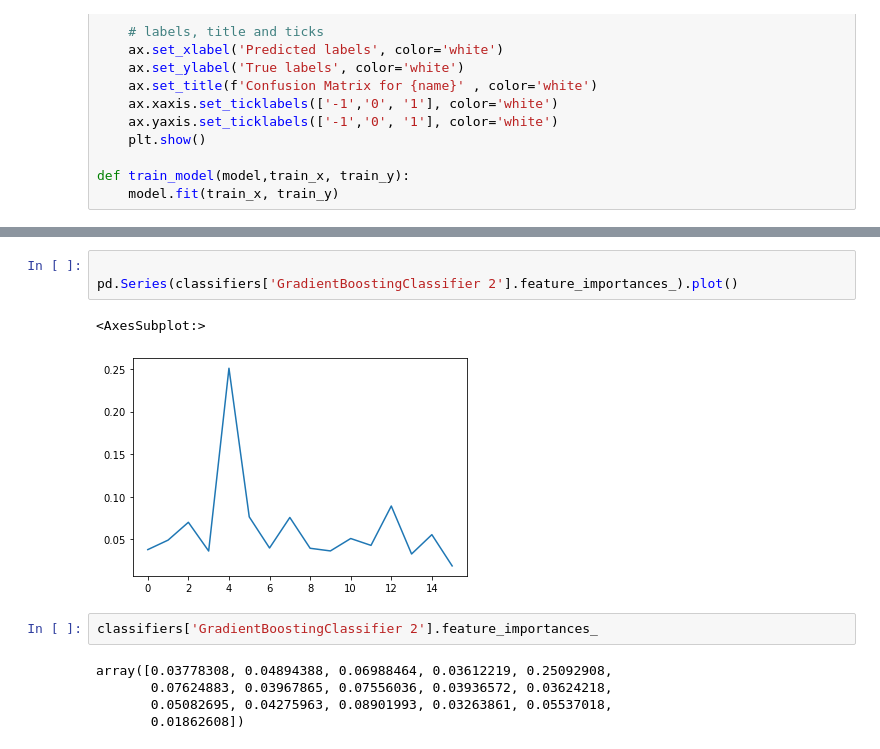
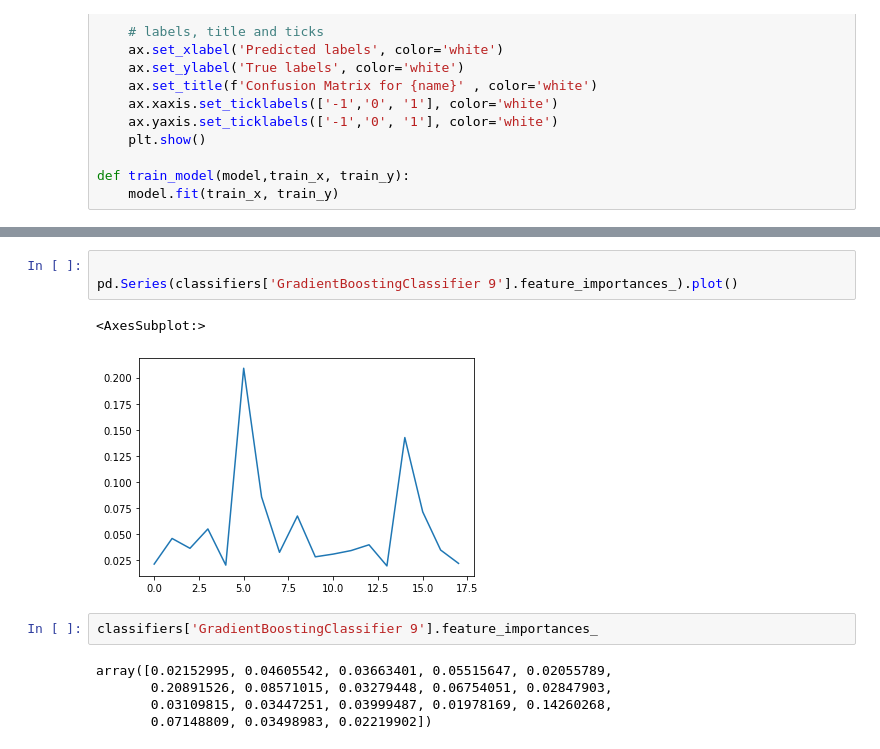
Before and after one commit to exomatt/stock_prediction, a Jupyter notebook: notebooks/prediction_data_preproces.ipynb, the cells around one changed output, grey strips where cells are left out. Drawn from its saved outputs; the diff is of its cells as text.

```diff
--- a/notebooks/prediction_data_preproces.ipynb
+++ b/notebooks/prediction_data_preproces.ipynb
@@ -344,13 +349,13 @@ Score:  0.59375
 # %%
 
-pd.Series(classifiers['GradientBoostingClassifier 2'].feature_importances_).plot()
+pd.Series(classifiers['GradientBoostingClassifier 9'].feature_importances_).plot()
 # %% [output]
 <AxesSubplot:>
-[figure, old version]
+[figure, new version]
 # %%
-classifiers['GradientBoostingClassifier 2'].feature_importances_
+classifiers['GradientBoostingClassifier 9'].feature_importances_
 # %% [output]
-array([0.03778308, 0.04894388, 0.06988464, 0.03612219, 0.25092908,
-       0.07624883, 0.03967865, 0.07556036, 0.03936572, 0.03624218,
-       0.05082695, 0.04275963, 0.08901993, 0.03263861, 0.05537018,
-       0.01862608])
+array([0.02152995, 0.04605542, 0.03663401, 0.05515647, 0.02055789,
+       0.20891526, 0.08571015, 0.03279448, 0.06754051, 0.02847903,
+       0.03109815, 0.03447251, 0.03999487, 0.01978169, 0.14260268,
+       0.07148809, 0.03498983, 0.02219902])
```
Also changed, not shown: parts of 20 cells of this notebook, 2 other files.
